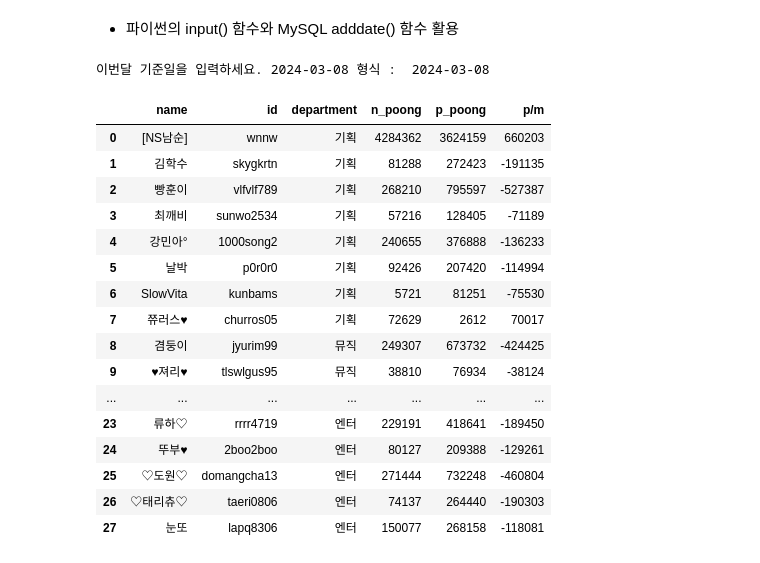
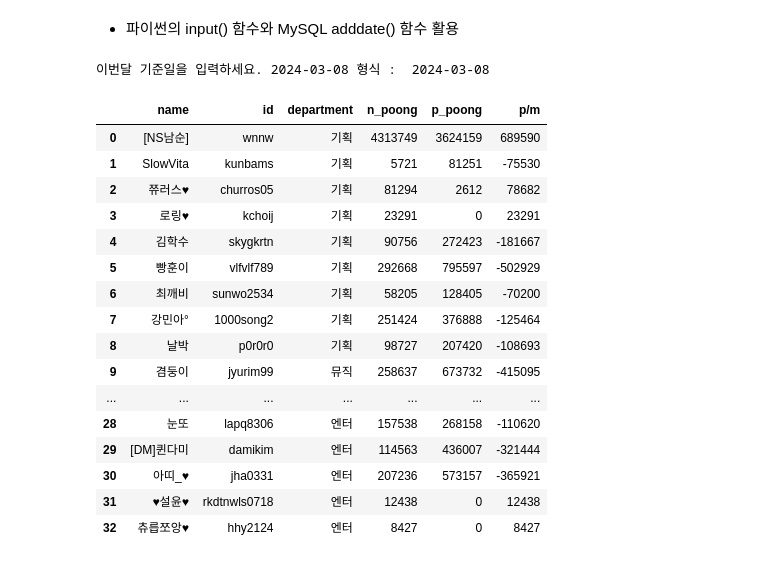
Before and after one commit to masche14/Sooni_poong_sum, a Jupyter notebook: sumpoong.ipynb, the cells around one changed output. Cells and saved outputs as stored; diff of their text form; code cells hidden in the pictures.

```diff
--- a/sumpoong.ipynb
+++ b/sumpoong.ipynb
@@ -266,7 +266,6 @@ while True:
                     print('비제이 삭제를 완료하였습니다.')
                     break
 
-
     elif process == 3: # 수정
         while True:
             bj_df = pd.read_sql('select * from bj', engine)
@@ -292,7 +291,7 @@ while True:
                 connection.commit()
                 connection.close()
 
-                next_process = int(input('다음 작업을 선택하세요. <1> 비제이 더 삭제 <2> 완료 : '))
+                next_process = int(input('다음 작업을 선택하세요. <1> 비제이 정보 추가 수정 <2> 완료 : '))
                 if next_process == 1:
                     continue
                 else:
@@ -306,4 +305,7 @@ while True:
     else:
         print('작업을 종료합니다.')
         break
+
+bj_df = pd.read_sql('select * from bj', engine)
+bj_df.to_csv('./bj.csv', index=False, encoding='cp949')
 # %% [output]
@@ -952,25 +966,26 @@ daily_income.to_csv('./backup.csv', index=False)
 # %%
 n_date=input('이번달 기준일을 입력하세요. 2024-03-08 형식 : ')
 
-df=pd.read_sql(f"select b.name, b.id, b.department, n.n_poong, p.p_poong, n.n_poong - p.p_poong as 'p/m' from bj b , (select id, sum(poong) as n_poong from daily_income where date between '{n_date}' and adddate(adddate('{n_date}', interval 1 month), interval -1 day) group by id) n , (select id, sum(poong) as p_poong from daily_income where date between adddate('{n_date}', interval -1 month) and adddate('{n_date}', interval -1 day) group by id) p where b.id = n.id and b.id = p.id order by department", engine)
+df=pd.read_sql(f"select b.name, b.id, b.department, n.n_poong,ifnull(p.p_poong, 0) as p_poong, n.n_poong - ifnull(p.p_poong, 0) as 'p/m' from bj b left join (select id, sum(poong) as n_poong from daily_income where date between '{n_date}' and adddate(adddate('{n_date}', interval 1 month), interval -1 day) group by id) n on b.id = n.id left join (select id, sum(poong) as p_poong from daily_income where date between adddate('{n_date}', interval -1 month) and adddate('{n_date}', interval -1 day) group by id) p on b.id = p.id order by department", engine)
 df[['n_poong',	'p_poong',	'p/m']]=df[['n_poong',	'p_poong',	'p/m']].astype('int')
+df.to_csv('./poong_insight.csv', index=False, encoding='cp949')
 df
 # %% [output]
 이번달 기준일을 입력하세요. 2024-03-08 형식 :  2024-03-08
 |  | name | id | department | n_poong | p_poong | p/m |
-| 0 | [NS남순] | wnnw | 기획 | 4284362 | 3624159 | 660203 |
-| 1 | 김학수 | skygkrtn | 기획 | 81288 | 272423 | -191135 |
-| 2 | 빵훈이 | vlfvlf789 | 기획 | 268210 | 795597 | -527387 |
-| 3 | 최깨비 | sunwo2534 | 기획 | 57216 | 128405 | -71189 |
-| 4 | 강민아° | 1000song2 | 기획 | 240655 | 376888 | -136233 |
-| 5 | 날박 | p0r0r0 | 기획 | 92426 | 207420 | -114994 |
-| 6 | SlowVita | kunbams | 기획 | 5721 | 81251 | -75530 |
-| 7 | 쮸러스♥ | churros05 | 기획 | 72629 | 2612 | 70017 |
-| 8 | 겸둥이 | jyurim99 | 뮤직 | 249307 | 673732 | -424425 |
-| 9 | ♥져리♥ | tlswlgus95 | 뮤직 | 38810 | 76934 | -38124 |
+| 0 | [NS남순] | wnnw | 기획 | 4313749 | 3624159 | 689590 |
+| 1 | SlowVita | kunbams | 기획 | 5721 | 81251 | -75530 |
+| 2 | 쮸러스♥ | churros05 | 기획 | 81294 | 2612 | 78682 |
+| 3 | 로링♥ | kchoij | 기획 | 23291 | 0 | 23291 |
+| 4 | 김학수 | skygkrtn | 기획 | 90756 | 272423 | -181667 |
+| 5 | 빵훈이 | vlfvlf789 | 기획 | 292668 | 795597 | -502929 |
+| 6 | 최깨비 | sunwo2534 | 기획 | 58205 | 128405 | -70200 |
+| 7 | 강민아° | 1000song2 | 기획 | 251424 | 376888 | -125464 |
+| 8 | 날박 | p0r0r0 | 기획 | 98727 | 207420 | -108693 |
+| 9 | 겸둥이 | jyurim99 | 뮤직 | 258637 | 673732 | -415095 |
 | ... | ... | ... | ... | ... | ... | ... |
-| 23 | 류하♡ | rrrr4719 | 엔터 | 229191 | 418641 | -189450 |
-| 24 | 뚜부♥ | 2boo2boo | 엔터 | 80127 | 209388 | -129261 |
-| 25 | ♡도원♡ | domangcha13 | 엔터 | 271444 | 732248 | -460804 |
-| 26 | ♡태리츄♡ | taeri0806 | 엔터 | 74137 | 264440 | -190303 |
-| 27 | 눈또 | lapq8306 | 엔터 | 150077 | 268158 | -118081 |
+| 28 | 눈또 | lapq8306 | 엔터 | 157538 | 268158 | -110620 |
+| 29 | [DM]퀸다미 | damikim | 엔터 | 114563 | 436007 | -321444 |
+| 30 | 아띠_♥ | jha0331 | 엔터 | 207236 | 573157 | -365921 |
+| 31 | ♥설윤♥ | rkdtnwls0718 | 엔터 | 12438 | 0 | 12438 |
+| 32 | 츄릅쪼앙♥ | hhy2124 | 엔터 | 8427 | 0 | 8427 |
```
Also changed, not shown: parts of 2 cells of this notebook, 3 other files.
